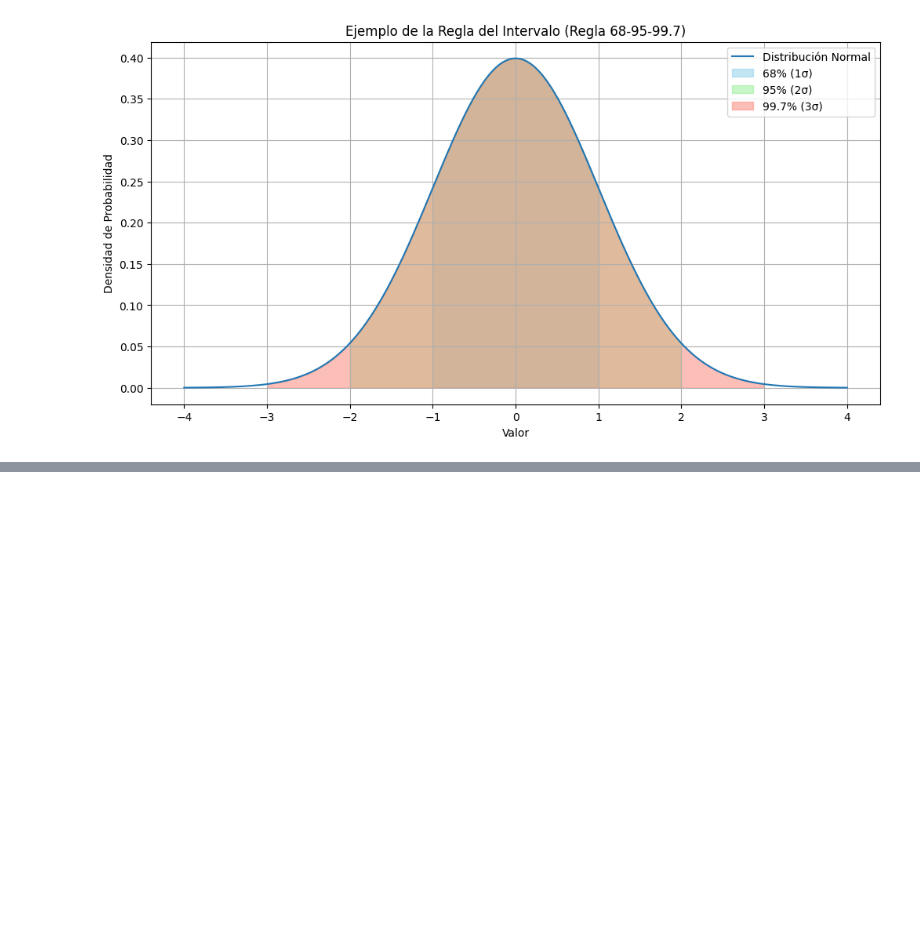
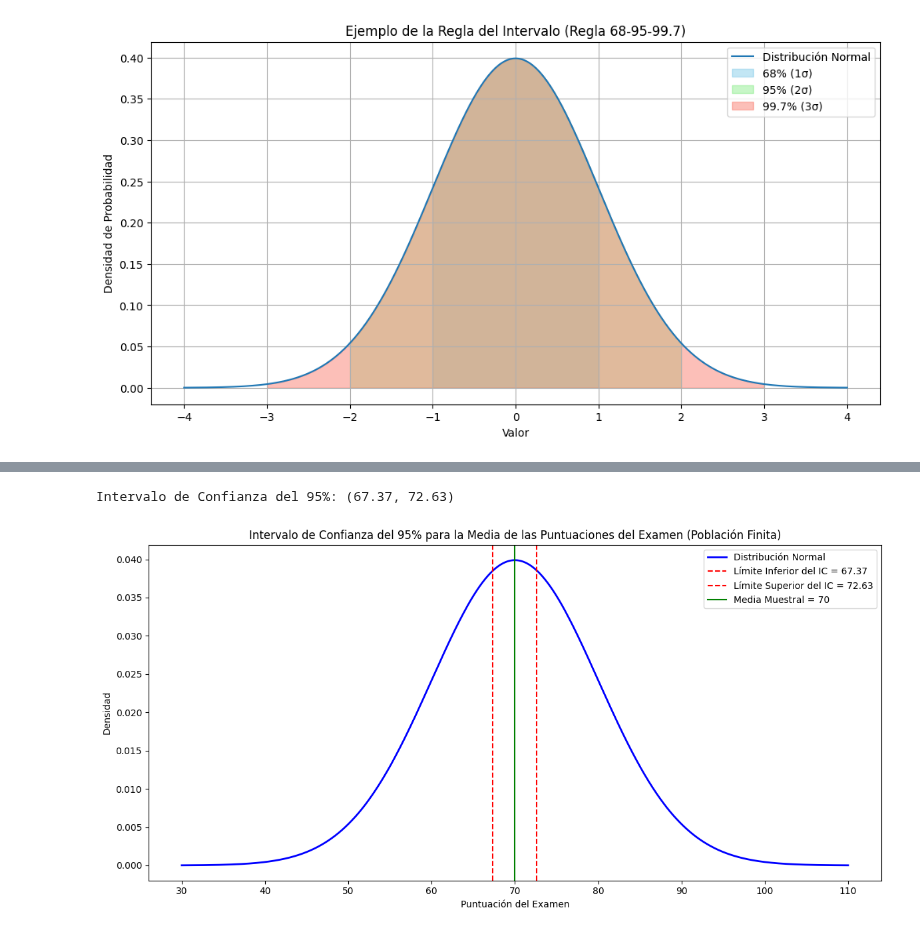
Before and after one commit to DaniCh-Coder/Python-Notes, a Jupyter notebook: ps stats/EDA-distrib/interval-trust.ipynb, the cells around one changed output, grey strips where cells are left out. Drawn from its saved outputs; the diff is of its cells as text; code cells hidden in the pictures; blank space fills up the shorter version.

```diff
--- a/ps stats/EDA-distrib/interval-trust.ipynb
+++ b/ps stats/EDA-distrib/interval-trust.ipynb
@@ -40,0 +115,53 @@ plt.show()
+# %%
+import numpy as np
+import scipy.stats as stats
+
+# Datos de la muestra y población
+N = 500  # Tamaño de la población
+n = 50  # Tamaño de la muestra
+mean_sample = 70
+std_sample = 10
+confidence_level = 0.95
+
+# Calcular el valor crítico (Z) para el nivel de confianza dado
+alpha = 1 - confidence_level
+Z_critical = stats.norm.ppf(1 - alpha/2)
+
+# Factor de Corrección de Población Finita (FPC)
+FPC = np.sqrt((N - n) / (N - 1))
+
+# Calcular el margen de error
+margin_of_error = Z_critical * (std_sample / np.sqrt(n)) * FPC
+
+# Calcular el intervalo de confianza
+lower_bound = mean_sample - margin_of_error
+upper_bound = mean_sample + margin_of_error
+
+print(f'Intervalo de Confianza del 95%: ({lower_bound:.2f}, {upper_bound:.2f})')
+
+# Representación gráfica del intervalo de confianza
+import matplotlib.pyplot as plt
+
+# Datos para el gráfico
+x = np.linspace(mean_sample - 4*std_sample, mean_sample + 4*std_sample, 1000)
+y = stats.norm.pdf(x, mean_sample, std_sample)
+
+# Crear el gráfico
+fig, ax = plt.subplots(figsize=(12, 6))
+ax.plot(x, y, 'b-', lw=2, label='Distribución Normal')
+ax.axvline(lower_bound, color='r', linestyle='--', label=f'Límite Inferior del IC = {lower_bound:.2f}')
+ax.axvline(upper_bound, color='r', linestyle='--', label=f'Límite Superior del IC = {upper_bound:.2f}')
+ax.axvline(mean_sample, color='g', linestyle='-', label=f'Media Muestral = {mean_sample}')
+
+# Etiquetas y título
+ax.set_xlabel('Puntuación del Examen')
+ax.set_ylabel('Densidad')
+ax.set_title('Intervalo de Confianza del 95% para la Media de las Puntuaciones del Examen (Población Finita)')
+ax.legend()
+
+# Mostrar el gráfico
+plt.tight_layout()
+plt.show()
+# %% [output]
+Intervalo de Confianza del 95%: (67.37, 72.63)
+[figure, added]
```
Also changed, not shown: parts of 8 cells of this notebook, 1 other file.
